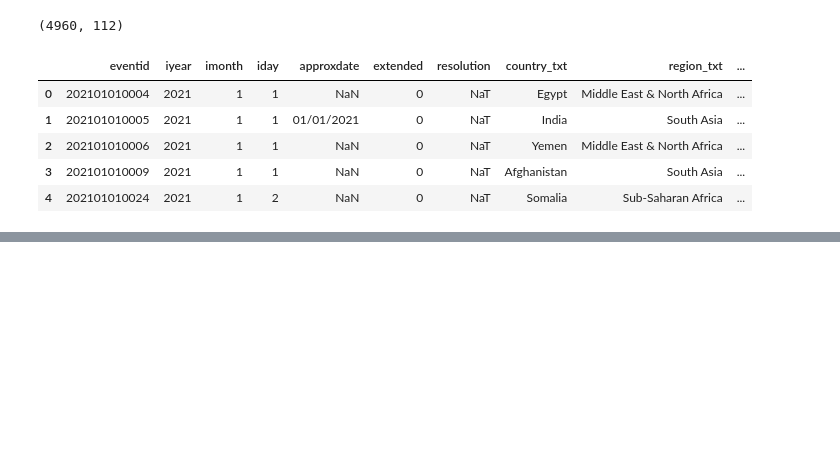
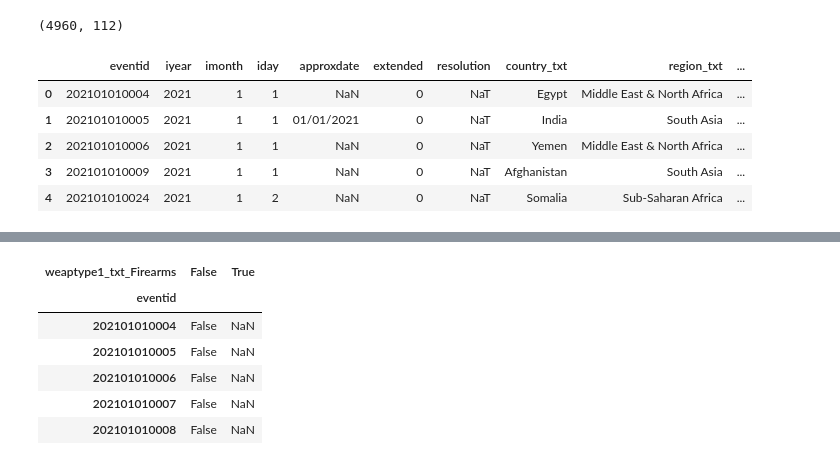
Before and after one commit to ekomlenovic/SecurityDataset, a Jupyter notebook: data_processing.ipynb, the cells around one changed output, grey strips where cells are left out. Cells and saved outputs as stored; diff of their text form; code cells hidden in the pictures; blank space fills up the shorter version.

```diff
--- a/data_processing.ipynb
+++ b/data_processing.ipynb
@@ -63,0 +83,10 @@ df1.head()
+# %%
+encoder = OneHotEncoder(handle_unknown='ignore')
+X = df1[['gname']]
+encoder = encoder.fit(X)
+
+print(encoder.transform(X).toarray())
+
+gname_cols = pd.DataFrame(encoder.transform(X).toarray(), dtype=bool, columns=encoder.get_feature_names_out(['gname']))
+
+df1.head()
@@ -63,0 +132,15 @@ df1.head()
+# %%
+df_support = df_corr.pivot(index='eventid', columns="weaptype1_txt_Firearms", values="gname_Ahl al-Marouf")
+
+#search for rows with Nan values
+df_support.head()
+
+# supports = apriori(df_support, min_support=0.01, use_colnames=True)
+# %% [output]
+| weaptype1_txt_Firearms | False | True |
+| eventid |  |  |
+| 202101010004 | False | NaN |
+| 202101010005 | False | NaN |
+| 202101010006 | False | NaN |
+| 202101010007 | False | NaN |
+| 202101010008 | False | NaN |
```
Also changed, not shown: parts of 6 cells of this notebook, 2 other files.
